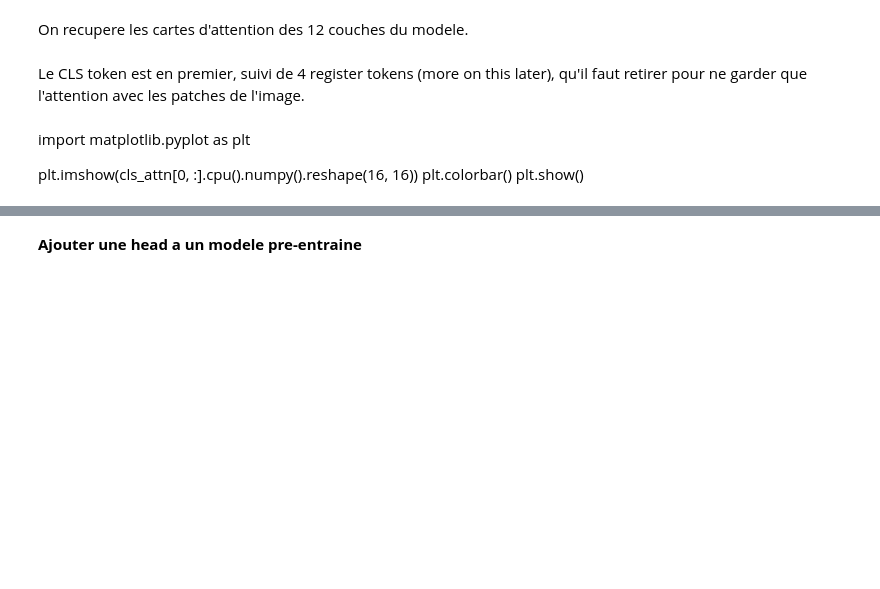
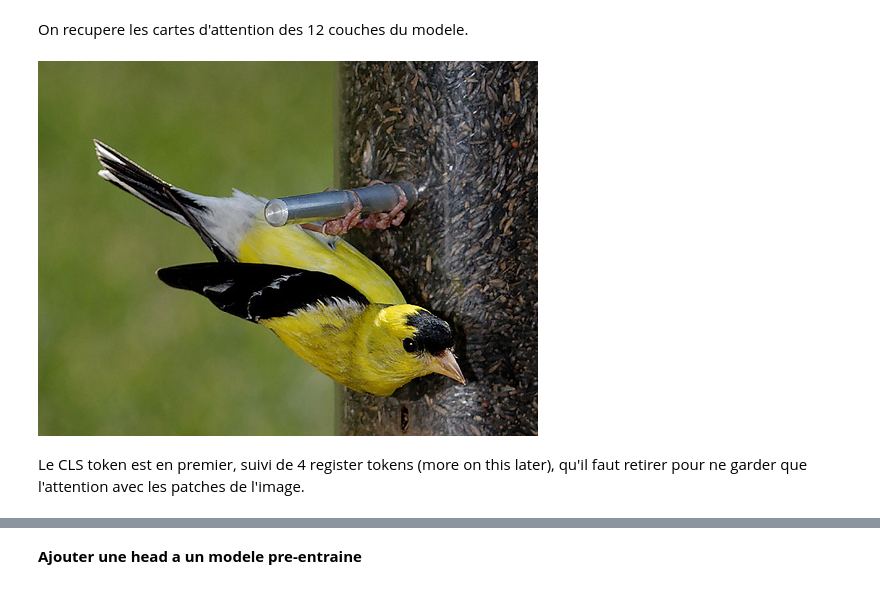
Before and after one commit to malcouffe/Computer-Vision, a Jupyter notebook: Code_cours_exemples_adapter_modele.ipynb, the cells around one changed output, grey strips where cells are left out. Saved outputs shown, nothing was run; the diff lists cells and outputs as text; code cells hidden in the pictures; blank space fills up the shorter version.

```diff
--- a/Code_cours_exemples_adapter_modele.ipynb
+++ b/Code_cours_exemples_adapter_modele.ipynb
@@ -99,14 +103,12 @@ with torch.no_grad():
     output = model(**input, output_attentions=True)
 # %% [markdown]
 On recupere les cartes d'attention des 12 couches du modele.
+# %%
+image
+# %% [output]
+[figure, added]
 # %%
 attn_maps = output.attentions[-1]
 cls_attn = attn_maps[0, :, 0, 5:]
 # %% [markdown]
 Le CLS token est en premier, suivi de 4 register tokens (more on this later), qu'il faut retirer pour ne garder que l'attention avec les patches de l'image.
-# %% [markdown]
-import matplotlib.pyplot as plt
-
-plt.imshow(cls_attn[0, :].cpu().numpy().reshape(16, 16))
-plt.colorbar()
-plt.show()
```
Also changed, not shown: parts of 5 cells of this notebook.
